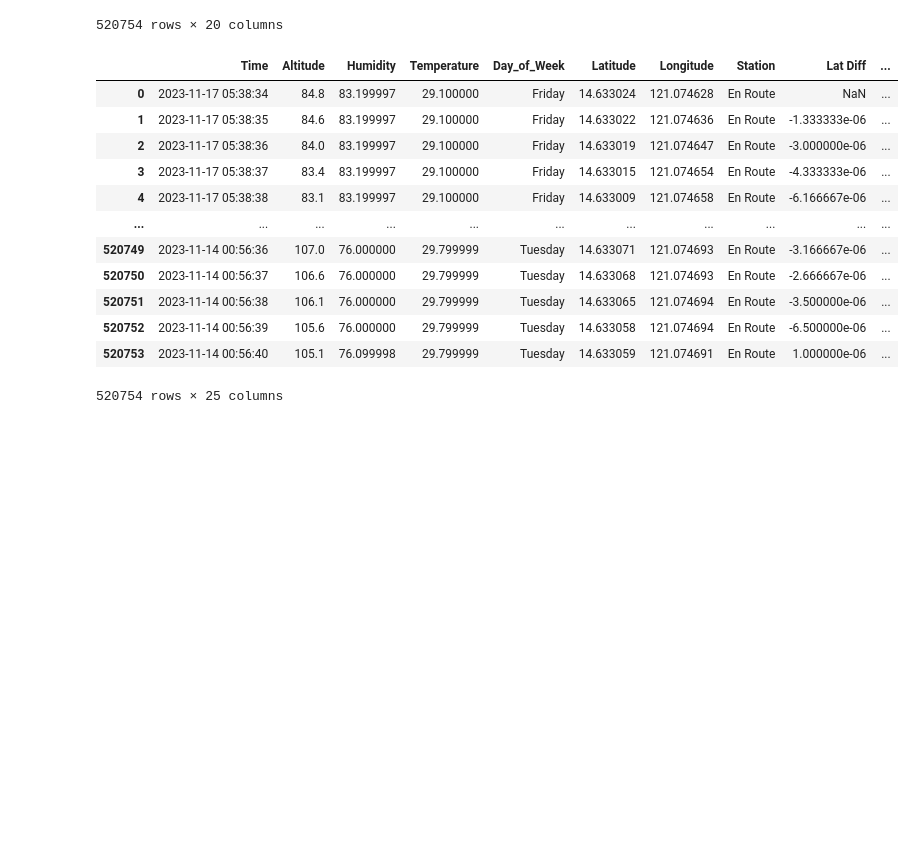
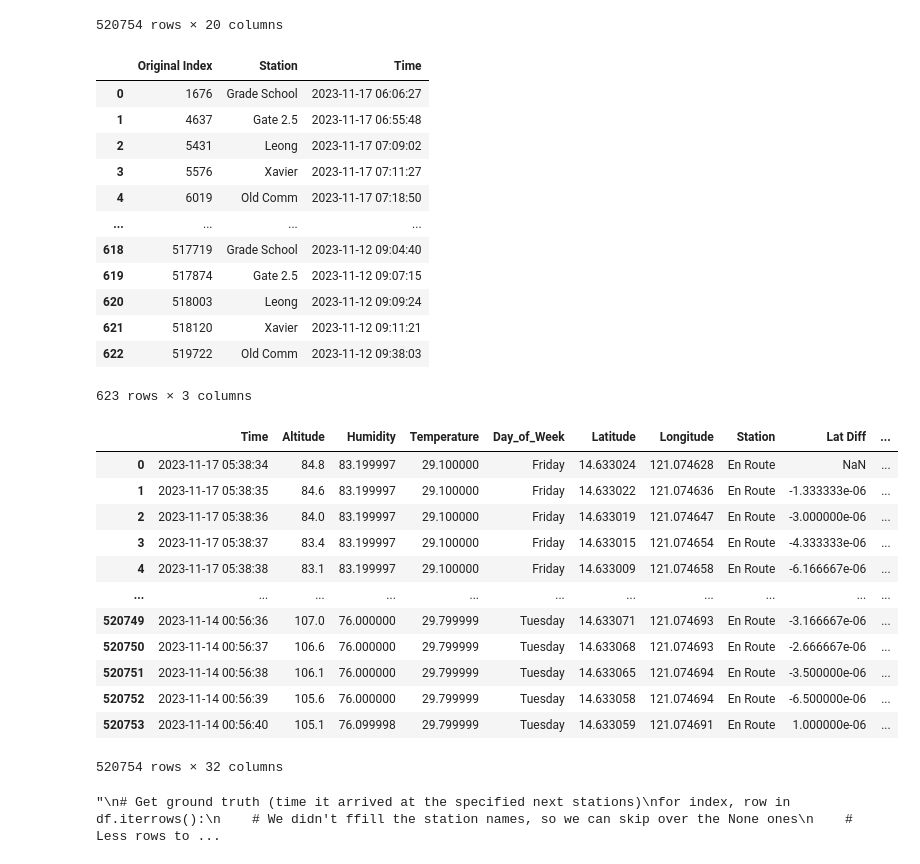
Before and after one commit to CSfromCS/VHS-Thesis, a Jupyter notebook: Data Preprocessing/DataProcessor.ipynb, the cells around one changed output. Drawn from its saved outputs; the diff is of its cells as text; code cells hidden in the pictures; blank space fills up the shorter version.

Commit message:
Changed Rolling y to Fixed all stations

```diff
--- a/Data Preprocessing/DataProcessor.ipynb
+++ b/Data Preprocessing/DataProcessor.ipynb
@@ -391,3 +405,39 @@ df
 | 520752 | 2023-11-14 00:56:39 | 105.6 | 76.000000 | 29.799999 | Tuesday | 14.633058 | 121.074694 | En Route | -6.500000e-06 | ... |
 | 520753 | 2023-11-14 00:56:40 | 105.1 | 76.099998 | 29.799999 | Tuesday | 14.633059 | 121.074691 | En Route | 1.000000e-06 | ... |
 520754 rows × 20 columns
+# %%
+# Create a 2nd df that's a more compiled version of the table for easier look-ups
+
+df2 = pd.DataFrame(columns=['Original Index', 'Station', 'Time'])
+
+next_station = ''
+
+for index, row in df.iterrows():
+    if row['Station'] == 'En Route':
+        continue
+
+    # Log the first instance of the ejeep getting to the stop
+    if row['Station'] == next_station or next_station == '':
+        df2 = df2.append({
+            'Original Index': index,
+            'Station': row['Station'],
+            'Time': row['Time']
+        }, ignore_index=True)
+
+        next_station = next_station_dict[row['Station']]
+
+df2
+# %% [output]
+|  | Original Index | Station | Time |
+| 0 | 1676 | Grade School | 2023-11-17 06:06:27 |
+| 1 | 4637 | Gate 2.5 | 2023-11-17 06:55:48 |
+| 2 | 5431 | Leong | 2023-11-17 07:09:02 |
+| 3 | 5576 | Xavier | 2023-11-17 07:11:27 |
+| 4 | 6019 | Old Comm | 2023-11-17 07:18:50 |
+| ... | ... | ... | ... |
+| 618 | 517719 | Grade School | 2023-11-12 09:04:40 |
+| 619 | 517874 | Gate 2.5 | 2023-11-12 09:07:15 |
+| 620 | 518003 | Leong | 2023-11-12 09:09:24 |
+| 621 | 518120 | Xavier | 2023-11-12 09:11:21 |
+| 622 | 519722 | Old Comm | 2023-11-12 09:38:03 |
+623 rows × 3 columns
@@ -394,12 +477,14 @@ df
 # %%
 # Add Previous Station, and Next Station (up to 4 ahead)
-df['Prev Station'] = df.apply(lambda row: row['Station'] if row['Station'] != 'En Route' else None, axis=1)
+#df['Prev Station'] = df.apply(lambda row: row['Station'] if row['Station'] != 'En Route' else None, axis=1)
 # df['Prev Station'] = df['Prev Station'].interpolate(method='ffill', limit_direction='forward')
 
-df['Next Station'] = df.apply(lambda row: next_station_dict.get(row['Prev Station'], None), axis=1)
-df['2Next Station'] = df.apply(lambda row: next_station_dict.get(row['Next Station'], None), axis=1)
-df['3Next Station'] = df.apply(lambda row: next_station_dict.get(row['2Next Station'], None), axis=1)
-df['4Next Station'] = df.apply(lambda row: next_station_dict.get(row['3Next Station'], None), axis=1)
+#df['Next Station'] = df.apply(lambda row: next_station_dict.get(row['Prev Station'], None), axis=1)
+#df['2Next Station'] = df.apply(lambda row: next_station_dict.get(row['Next Station'], None), axis=1)
+#df['3Next Station'] = df.apply(lambda row: next_station_dict.get(row['2Next Station'], None), axis=1)
+#df['4Next Station'] = df.apply(lambda row: next_station_dict.get(row['3Next Station'], None), axis=1)
+
+#df
 
 df
 # %% [output]
@@ -415,13 +500,14 @@ df
 | 520751 | 2023-11-14 00:56:38 | 106.1 | 76.000000 | 29.799999 | Tuesday | 14.633065 | 121.074694 | En Route | -3.500000e-06 | ... |
 | 520752 | 2023-11-14 00:56:39 | 105.6 | 76.000000 | 29.799999 | Tuesday | 14.633058 | 121.074694 | En Route | -6.500000e-06 | ... |
 | 520753 | 2023-11-14 00:56:40 | 105.1 | 76.099998 | 29.799999 | Tuesday | 14.633059 | 121.074691 | En Route | 1.000000e-06 | ... |
-520754 rows × 25 columns
+520754 rows × 32 columns
 # %%
-df['Next Arrival'] = None
-df['2Next Arrival'] = None
-df['3Next Arrival'] = None
-df['4Next Arrival'] = None
+#df['Next Arrival'] = None
+#df['2Next Arrival'] = None
+#df['3Next Arrival'] = None
+#df['4Next Arrival'] = None
 
+"""
 # Get ground truth (time it arrived at the specified next stations)
 for index, row in df.iterrows():
     # We didn't ffill the station names, so we can skip over the None ones
@@ -429,7 +515,7 @@ for index, row in df.iterrows():
     if row['Prev Station'] == None:
         continue
 
-    future_rows = df.iloc[index + 1:]
+    future_rows = df.iloc[index + 1:index + 3000]
     next_station_index = future_rows.index.where(future_rows['Station'] == row['Next Station']).dropna().min()
     if not pd.isnull(next_station_index):
         next_station_index = int(next_station_index)
@@ -449,6 +535,9 @@ for index, row in df.iterrows():
     if not pd.isnull(next4_station_index):
         next4_station_index = int(next4_station_index)
         df.at[index, '4Next Arrival'] = df.at[next4_station_index, 'Time']
+"""
+# %% [output]
+"\n# Get ground truth (time it arrived at the specified next stations)\nfor index, row in df.iterrows():\n    # We didn't ffill the station names, so we can skip over the None ones\n    # Less rows to ...
 # %%
 # Fill up all the NA values
 
```
Also changed, not shown: parts of 6 cells of this notebook, 1 other file.
